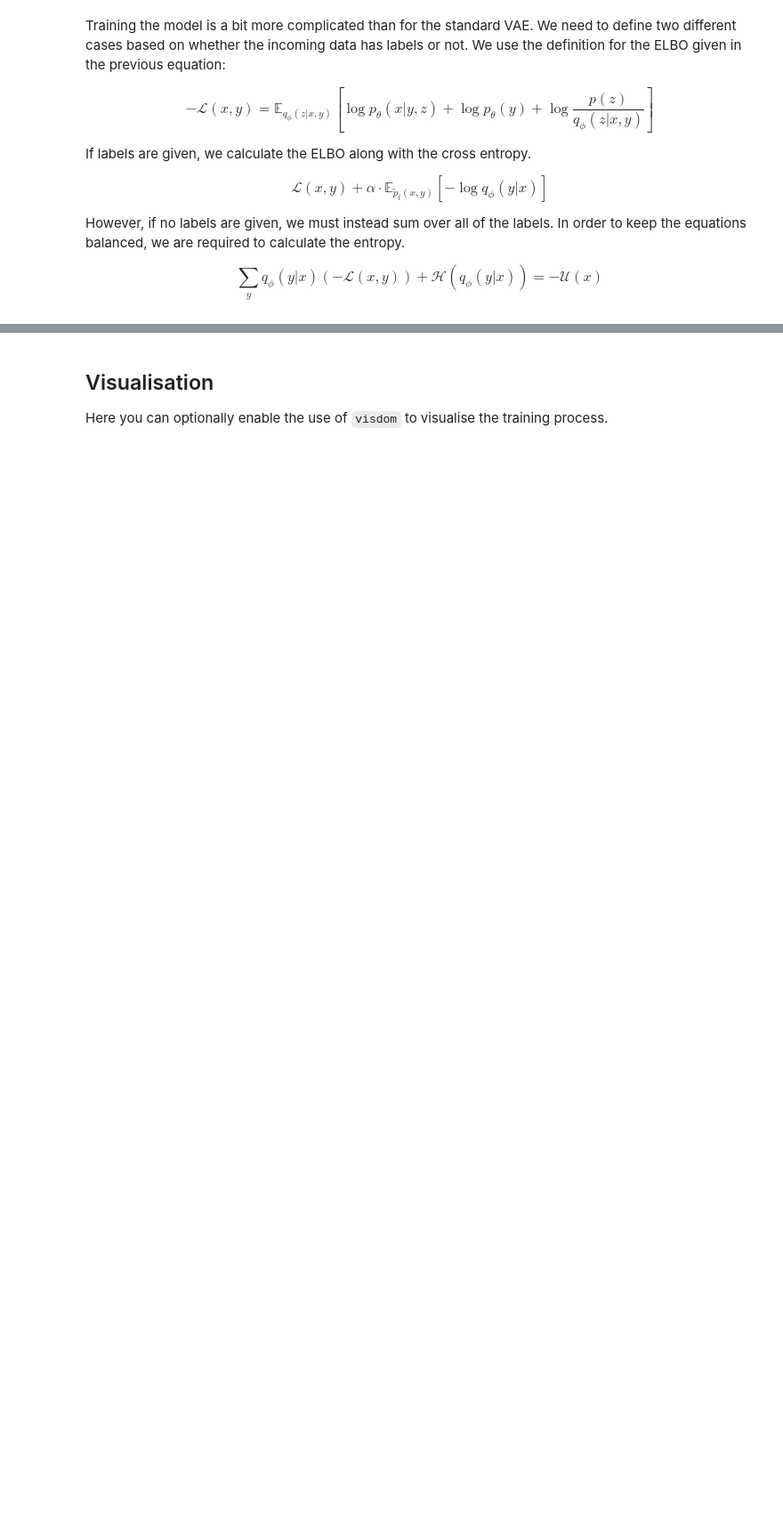
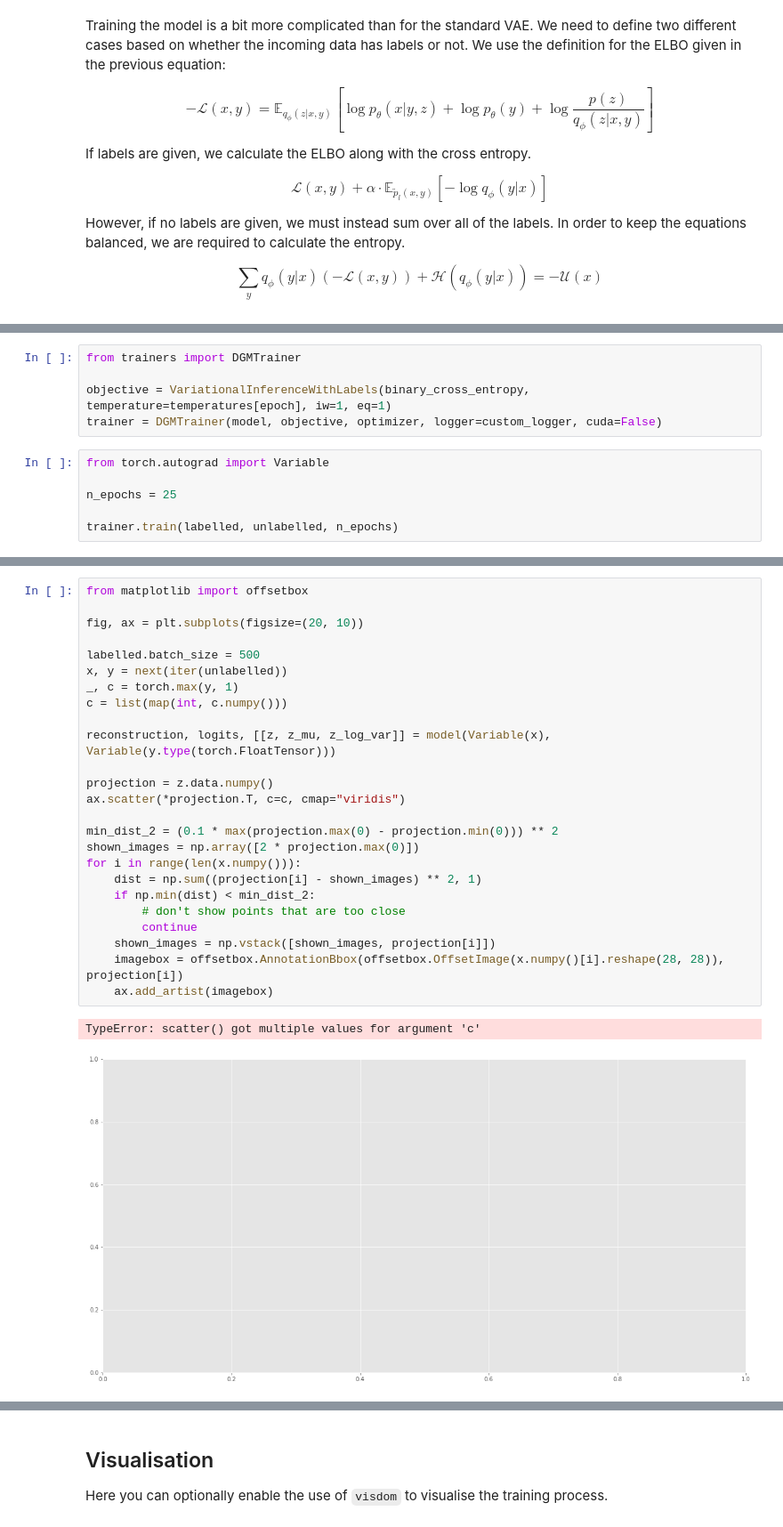
Before and after one commit to wohlert/semi-supervised-pytorch, a Jupyter notebook: examples/notebooks/DGM - MNIST.ipynb, the cells around one changed output, grey strips where cells are left out. Shown at 89% size. Cells and saved outputs as stored; diff of their text form; blank space fills up the shorter version.

```diff
--- a/examples/notebooks/DGM - MNIST.ipynb
+++ b/examples/notebooks/DGM - MNIST.ipynb
@@ -116,0 +124,11 @@ $$\sum_y q_{\phi}(y|x)(- \mathcal{L}(x, y)) + \mathcal{H}(q_{\phi}(y|x)) = -\mat
+# %%
+from trainers import DGMTrainer
+
+objective = VariationalInferenceWithLabels(binary_cross_entropy, temperature=temperatures[epoch], iw=1, eq=1)
+trainer = DGMTrainer(model, objective, optimizer, logger=custom_logger, cuda=False)
+# %%
+from torch.autograd import Variable
+
+n_epochs = 25
+
+trainer.train(labelled, unlabelled, n_epochs)
@@ -116,0 +164,28 @@ $$\sum_y q_{\phi}(y|x)(- \mathcal{L}(x, y)) + \mathcal{H}(q_{\phi}(y|x)) = -\mat
+# %%
+from matplotlib import offsetbox
+
+fig, ax = plt.subplots(figsize=(20, 10))
+
+labelled.batch_size = 500
+x, y = next(iter(unlabelled))
+_, c = torch.max(y, 1)
+c = list(map(int, c.numpy()))
+
+reconstruction, logits, [[z, z_mu, z_log_var]] = model(Variable(x), Variable(y.type(torch.FloatTensor)))
+
+projection = z.data.numpy()
+ax.scatter(*projection.T, c=c, cmap="viridis")
+
+min_dist_2 = (0.1 * max(projection.max(0) - projection.min(0))) ** 2
+shown_images = np.array([2 * projection.max(0)])
+for i in range(len(x.numpy())):
+    dist = np.sum((projection[i] - shown_images) ** 2, 1)
+    if np.min(dist) < min_dist_2:
+        # don't show points that are too close
+        continue
+    shown_images = np.vstack([shown_images, projection[i]])
+    imagebox = offsetbox.AnnotationBbox(offsetbox.OffsetImage(x.numpy()[i].reshape(28, 28)), projection[i])
+    ax.add_artist(imagebox)
+# %% [output]
+TypeError: scatter() got multiple values for argument 'c'
+[figure, added]
```
Also changed, not shown: parts of 8 cells of this notebook, 10 other files.
